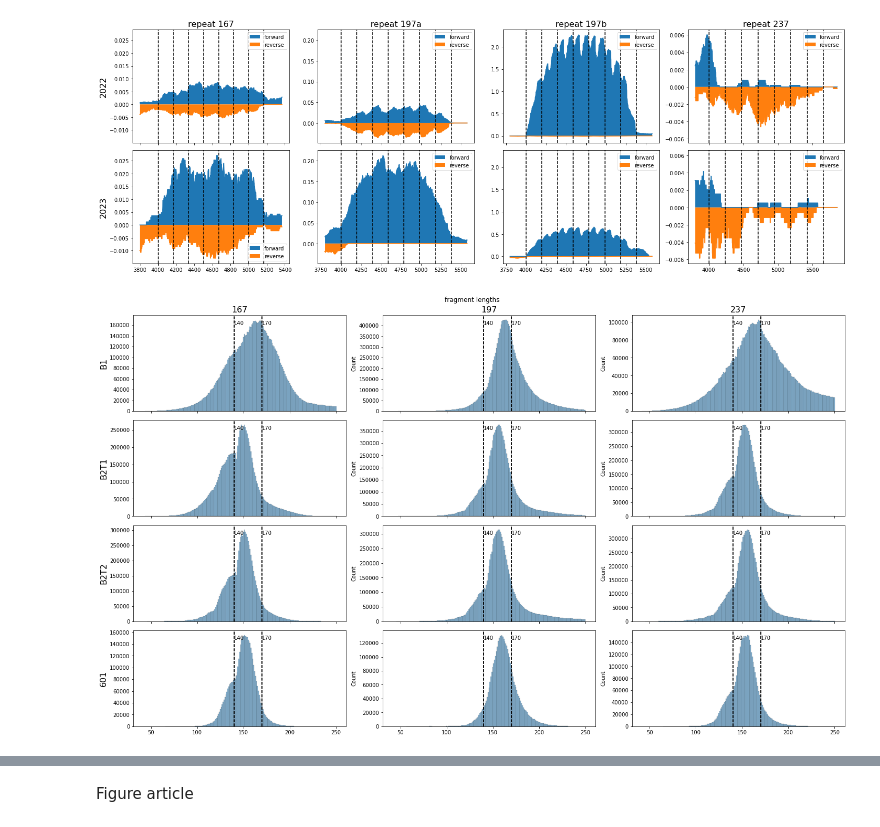
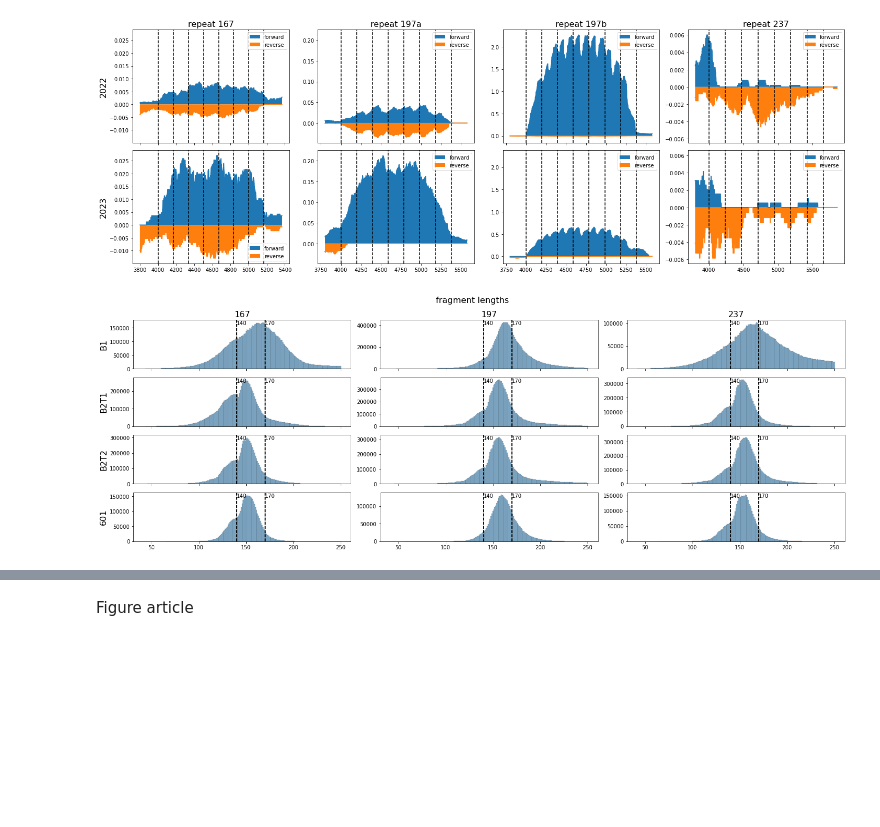
Before and after one commit to Alexwestbrook/mnhn-internship_DeepCNN_ChIP-seq, a Jupyter notebook: JB_alignment_analysis.ipynb, the cells around one changed output, grey strips where cells are left out. Saved outputs shown, nothing was run; the diff lists cells and outputs as text; code cells hidden in the pictures; blank space fills up the shorter version.

```diff
--- a/JB_alignment_analysis.ipynb
+++ b/JB_alignment_analysis.ipynb
@@ -162,11 +184,13 @@ r2020 = re.compile('[\S]*(167|1971|1972|237)[\S]*(.)(_trimfiltered[\S]*)$')
 r2022 = re.compile('[\S]*(237[^_]*)_(.)[\S]*(_trimfiltered[\S]*)$')
 r2023 = re.compile('[\S]*(167|197_1|197_2|237)_[^_]*_(.)[\S]*(_trimfiltered[\S]*)$')
 rrna = re.compile('[\S]*(167|197_1|197_2|237[^_]*)[\S]*(_trimfiltered[\S]*)$')
+r601 = re.compile('[\S]*(167|197|237)[\S]*(_max250[\S]*)$')
 re_dict = {'MNases_06_2020': r2020,
            'MNase_03_2022': r2022,
            'MNase_08_2023': r2023,
            'RNAseq_03_2022': rrna,
-           'RNAseq_08_2023': rrna}
+           'RNAseq_08_2023': rrna,
+           'MNase_601': r601}
 # m = re.search(rrna, 'NG-29820_237sansD_lib587179_8045_2_paired')
 # m.groups()
 # %%
@@ -212,16 +242,18 @@ defaultdict(<function __main__.<lambda>()>,
 # %%
-# fig, axes = plt.subplots(3, 8, figsize=(20, 10), facecolor='w', layout='tight', sharey=True, sharex=True)
-fig, axes = plt.subplots(2, 6, figsize=(20, 7), facecolor='w', layout='tight', sharey=True, sharex=True)
+fig, axes = plt.subplots(4, 8, figsize=(20, 12), facecolor='w', layout='tight', sharey=True, sharex=True)
+# fig, axes = plt.subplots(2, 6, figsize=(20, 7), facecolor='w', layout='tight', sharey=True, sharex=True)
 for i, dirname in enumerate(cov_dict.keys()):
-    # if i >= 3:
-    #     break
-    if not i >= 3:
-        continue
-    i -= 3
+    if i >= 4:
+        break
+    # if not i >= 4:
+    #     continue
+    # i -= 4
     axes[i, 0].set_ylabel(dirname)
     for j, (f_key, f_cov_dict) in enumerate(cov_dict[dirname].items()):
         axes[i, j].bar(list(f_cov_dict.keys()), list(f_cov_dict.values()))
         axes[i, j].set_title(f_key)
+        for tick in axes[i, j].get_xticklabels():
+            tick.set_rotation(45)
     while j < axes.shape[1] - 1:
         j += 1
         axes[i, j].set_axis_off()
@@ -324,12 +355,12 @@ axes[2, 1].legend()
 # %%
 start = 4000
 rstart = 4000
-signals = np.array([[mnase2020_167_win2, mnase2020_197b_win2, mnase2020_237_2_win2],
-                    [mnase2023_167_1_win2, mnase2023_197b_1_win2, mnase2023_237_1_win2],
-                    [mnase2023_167_2_win2, mnase2023_197b_2_win2, mnase2023_237_2_win2]])
+signals = np.array([[mnase2020_167_win3, mnase2020_197b_win3, mnase2020_237_2_win3],
+                    [mnase2023_167_1_win3, mnase2023_197b_1_win3, mnase2023_237_1_win3],
+                    [mnase2023_167_2_win3, mnase2023_197b_2_win3, mnase2023_237_2_win3]])
 ylabels = ['B1', 'B2T1', 'B2T2']
 repeats = ['167', '197b', '237']
-fig, axes = plt.subplots(3, 3, figsize=(20, 10), facecolor='w', layout='tight', sharex='col')#, sharey='col')
+fig, axes = plt.subplots(3, 3, figsize=(20, 7), facecolor='w', layout='tight', sharex='col')#, sharey='col')
 
 for j in range(3):
     axes[0, j].set_title(f'repeat {repeats[j][:3]}', fontsize=16)
@@ -351,5 +382,5 @@ for i in range(3):
         ax.fill_between(np.arange(stop-start), signal[f'{rid}_7_4kbrf'][start:stop], color=colors[3])
         for reps in range(0, 6-j):
             ax.axvline(reps*rlen, color='k', linestyle='--')
-# plot_utils.save_fig_and_values(fig, '/home/alex/shared_folder/JB_seqdes/results/mnase_Syn_comparereps_140-170_noedges_sameX', format=['png'])
+plot_utils.save_fig_and_values(fig, '/home/alex/shared_folder/JB_seqdes/results/mnase_Syn_comparereps_140-170_noedges_sameX', format=['png', 'svg'])
 # %% [output]
@@ -357,7 +391,7 @@ for i in range(3):
 # %%
 start = 3800
 rstart = 4000
-signals = np.array([mnase601_167_win2, mnase601_197_win2, mnase601_237_win2])
+signals = np.array([mnase601_167_win3, mnase601_197_win3, mnase601_237_win3])
 repeats = ['167', '197', '237']
 fig, axes = plt.subplots(1, 3, figsize=(20, 5), facecolor='w', layout='tight', sharex='col', sharey='col')
 
@@ -452,37 +486,38 @@ bam_files = [
     '/home/alex/shared_folder/JB_seqdes/Projet_Julien/MNases_06_2020/NG-25315_237_1_lib406964_6879_2_trimfiltered_max250.sorted.bam',
 
     '/home/alex/shared_folder/JB_seqdes/Projet_Julien/MNase_08_2023/NG-34039_167_4_1_lib713576_10294_1_trimfiltered_max250.sorted.bam',
     '/home/alex/shared_folder/JB_seqdes/Projet_Julien/MNase_08_2023/NG-34039_197_2_27_1_lib713580_10294_1_trimfiltered_max250.sorted.bam',
     '/home/alex/shared_folder/JB_seqdes/Projet_Julien/MNase_08_2023/NG-34039_237_44_1_lib713582_10294_1_trimfiltered_max250.sorted.bam',
 
     '/home/alex/shared_folder/JB_seqdes/Projet_Julien/MNase_08_2023/NG-34039_167_4_2_lib713577_10294_1_trimfiltered_max250.sorted.bam',
     '/home/alex/shared_folder/JB_seqdes/Projet_Julien/MNase_08_2023/NG-34039_197_2_27_2_lib713581_10294_1_trimfiltered_max250.sorted.bam',
     '/home/alex/shared_folder/JB_seqdes/Projet_Julien/MNase_08_2023/NG-34039_237_44_2_lib713583_10294_1_trimfiltered_max250.sorted.bam',
 
     '/home/alex/shared_folder/JB_seqdes/Projet_Julien/MNase_601/SRR13645559_167_max250.sorted.bam',
     '/home/alex/shared_folder/JB_seqdes/Projet_Julien/MNase_601/SRR13645549_197_max250.sorted.bam',
     '/home/alex/shared_folder/JB_seqdes/Projet_Julien/MNase_601/SRR13645545_237_max250.sorted.bam',
     ]
 titles = ['167', '197', '237']
 ylabels = ['B1', 'B2T1', 'B2T2', '601']
-fig, axes = plt.subplots(4, 3, figsize=(20, 12), facecolor='w', layout='tight', sharex=True)
-fig.suptitle('fragment lengths')
+fig, axes = plt.subplots(4, 3, figsize=(20, 7), facecolor='w', layout='tight', sharex=True)
+fig.suptitle('fragment lengths', fontsize=16)
 vlines = [140, 170]
 for filename, ax in zip(bam_files, axes.flatten()):
     fraglens = pd.read_csv(f'{filename}.insert_sizes.txt', header=None)
     fraglens.columns = ['fragment_length']
     sns.histplot(fraglens, discrete=True, ax=ax, legend=False)
+    ax.set_ylabel(None)
     for v in vlines:
         ax.axvline(x=v, color='k', linestyle='--')
         ax.axvline(x=v, color='k', linestyle='--')
         ax.annotate(str(v), xy=(v, 0.9), xycoords=('data', 'axes fraction'))
 for j in range(3):
     axes[0, j].set_title(titles[j], fontsize=16)
 for i in range(4):
     axes[i, 0].set_ylabel(ylabels[i], fontsize=16)
-# plot_utils.save_fig_and_values(fig, '/home/alex/shared_folder/JB_seqdes/results/fraglens_Synrepsand601_140-170', format=['png'])
+plot_utils.save_fig_and_values(fig, '/home/alex/shared_folder/JB_seqdes/results/fraglens_Synrepsand601_140-170', format=['png', 'svg'])
 # %% [output]
-[figure, old version]
+[figure, new version]
 # %%
 bam_files = [
     '/home/alex/shared_folder/JB_seqdes/Projet_Julien/MNases_06_2020/NG-25315_167_1_lib406963_6879_2_trimfiltered_max250.sorted.bam',
```
Also changed, not shown: parts of 17 cells of this notebook, 1 other file.
